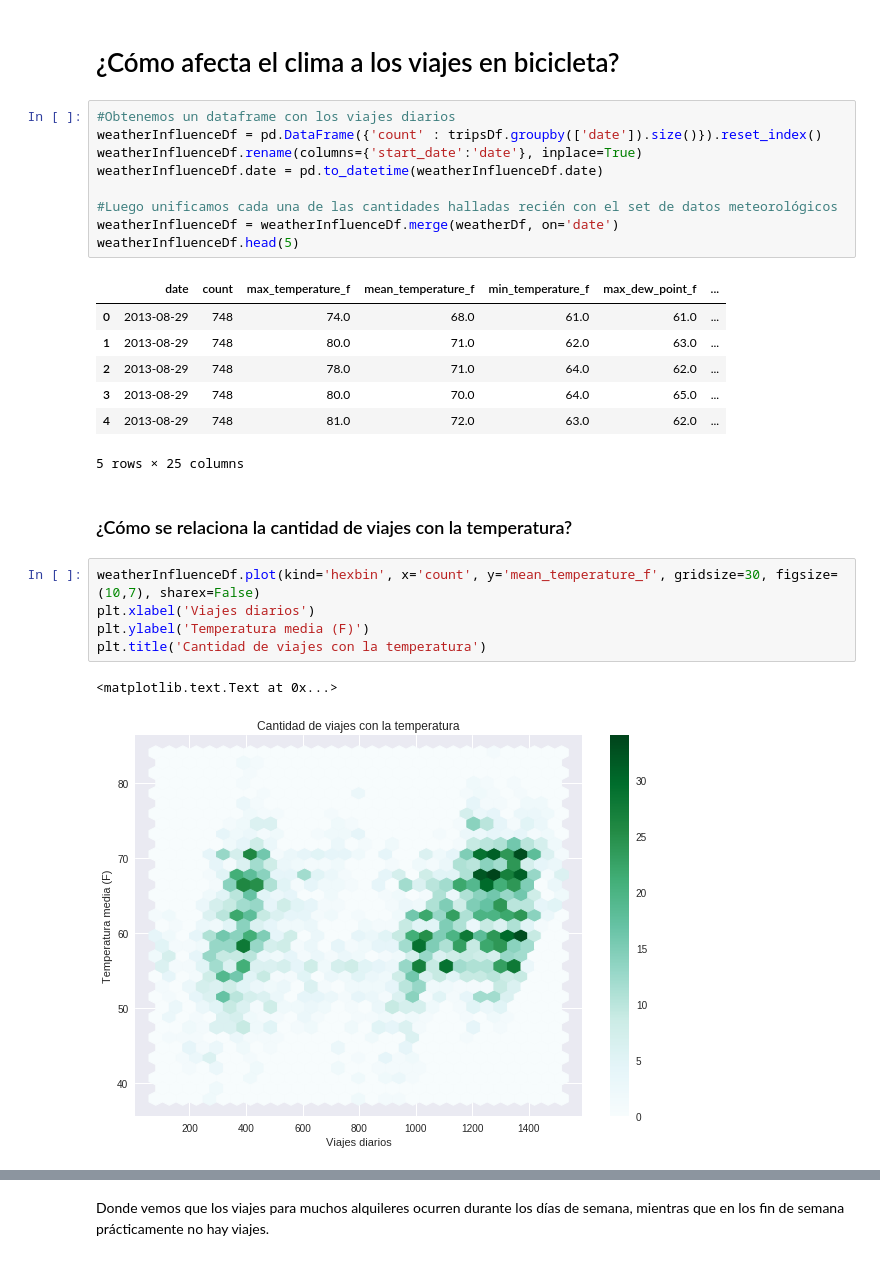
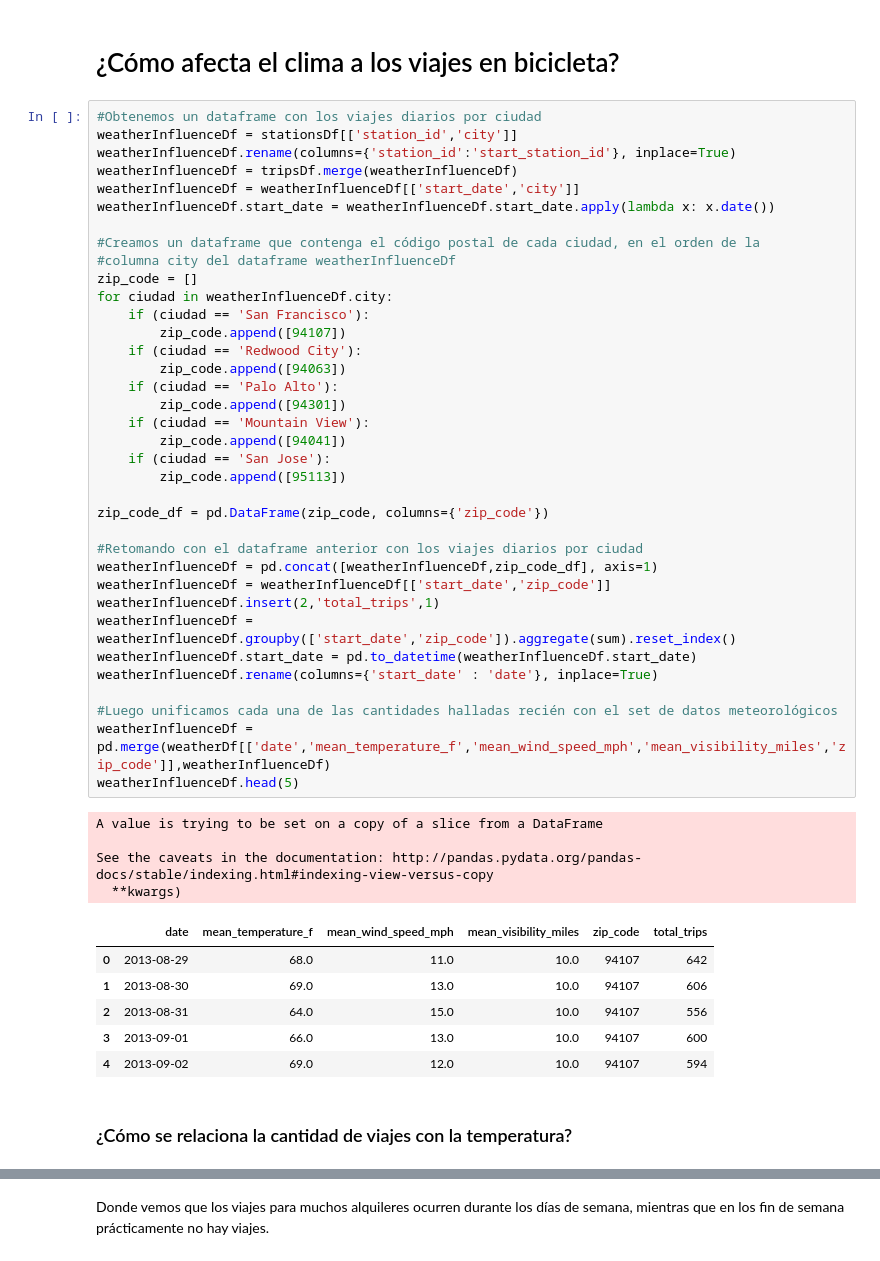
Before and after one commit to mreverter/datos-tp, a Jupyter notebook: TP1-Analisis Exploratorio.ipynb, the cells around one changed output, grey strips where cells are left out. Cells and saved outputs as stored; diff of their text form.

Commit message:
Analized weather by city

```diff
--- a/TP1-Analisis Exploratorio.ipynb
+++ b/TP1-Analisis Exploratorio.ipynb
@@ -97,30 +96,52 @@ dtype: object
 weatherDf.date = pd.to_datetime(weatherDf.date)
 # %% [markdown]
 # ¿Cómo afecta el clima a los viajes en bicicleta?
-# %%
-#Obtenemos un dataframe con los viajes diarios
-weatherInfluenceDf = pd.DataFrame({'count' : tripsDf.groupby(['date']).size()}).reset_index()
-weatherInfluenceDf.rename(columns={'start_date':'date'}, inplace=True)
-weatherInfluenceDf.date = pd.to_datetime(weatherInfluenceDf.date)
-
-#Luego unificamos cada una de las cantidades halladas recién con el set de datos meteorológicos
-weatherInfluenceDf = weatherInfluenceDf.merge(weatherDf, on='date')
-weatherInfluenceDf.head(5)
-# %% [output]
-|  | date | count | max_temperature_f | mean_temperature_f | min_temperature_f | max_dew_point_f | ... |
-| 0 | 2013-08-29 | 748 | 74.0 | 68.0 | 61.0 | 61.0 | ... |
-| 1 | 2013-08-29 | 748 | 80.0 | 71.0 | 62.0 | 63.0 | ... |
-| 2 | 2013-08-29 | 748 | 78.0 | 71.0 | 64.0 | 62.0 | ... |
-| 3 | 2013-08-29 | 748 | 80.0 | 70.0 | 64.0 | 65.0 | ... |
-| 4 | 2013-08-29 | 748 | 81.0 | 72.0 | 63.0 | 62.0 | ... |
-5 rows × 25 columns
+# %%
+#Obtenemos un dataframe con los viajes diarios por ciudad
+weatherInfluenceDf = stationsDf[['station_id','city']]
+weatherInfluenceDf.rename(columns={'station_id':'start_station_id'}, inplace=True)
+weatherInfluenceDf = tripsDf.merge(weatherInfluenceDf)
+weatherInfluenceDf = weatherInfluenceDf[['start_date','city']]
+weatherInfluenceDf.start_date = weatherInfluenceDf.start_date.apply(lambda x: x.date())
+
+#Creamos un dataframe que contenga el código postal de cada ciudad, en el orden de la
+#columna city del dataframe weatherInfluenceDf
+zip_code = []
+for ciudad in weatherInfluenceDf.city:
+    if (ciudad == 'San Francisco'):
+        zip_code.append([94107])
+    if (ciudad == 'Redwood City'):
+        zip_code.append([94063])
+    if (ciudad == 'Palo Alto'):
+        zip_code.append([94301])
+    if (ciudad == 'Mountain View'):
+        zip_code.append([94041])
+    if (ciudad == 'San Jose'):
+        zip_code.append([95113])
+
+zip_code_df = pd.DataFrame(zip_code, columns={'zip_code'})
+
+#Retomando con el dataframe anterior con los viajes diarios por ciudad
+weatherInfluenceDf = pd.concat([weatherInfluenceDf,zip_code_df], axis=1)
+weatherInfluenceDf = weatherInfluenceDf[['start_date','zip_code']]
+weatherInfluenceDf.insert(2,'total_trips',1)
+weatherInfluenceDf = weatherInfluenceDf.groupby(['start_date','zip_code']).aggregate(sum).reset_index()
+weatherInfluenceDf.start_date = pd.to_datetime(weatherInfluenceDf.start_date)
+weatherInfluenceDf.rename(columns={'start_date' : 'date'}, inplace=True)
+
+#Luego unificamos cada una de las cantidades halladas recién con el set de datos meteorológicos
+weatherInfluenceDf = pd.merge(weatherDf[['date','mean_temperature_f','mean_wind_speed_mph','mean_visibility_miles','zip_code']],weatherInfluenceDf)
+weatherInfluenceDf.head(5)
+# %% [output]
+A value is trying to be set on a copy of a slice from a DataFrame
+
+See the caveats in the documentation: http://pandas.pydata.org/pandas-docs/stable/indexing.html#indexing-view-versus-copy
+  **kwargs)
+|  | date | mean_temperature_f | mean_wind_speed_mph | mean_visibility_miles | zip_code | total_trips |
+| 0 | 2013-08-29 | 68.0 | 11.0 | 10.0 | 94107 | 642 |
+| 1 | 2013-08-30 | 69.0 | 13.0 | 10.0 | 94107 | 606 |
+| 2 | 2013-08-31 | 64.0 | 15.0 | 10.0 | 94107 | 556 |
+| 3 | 2013-09-01 | 66.0 | 13.0 | 10.0 | 94107 | 600 |
+| 4 | 2013-09-02 | 69.0 | 12.0 | 10.0 | 94107 | 594 |
 # %% [markdown]
 ### ¿Cómo se relaciona la cantidad de viajes con la temperatura?
-# %%
-weatherInfluenceDf.plot(kind='hexbin', x='count', y='mean_temperature_f', gridsize=30, figsize=(10,7), sharex=False)
-plt.xlabel('Viajes diarios')
-plt.ylabel('Temperatura media (F)')
-plt.title('Cantidad de viajes con la temperatura')
-# %% [output]
-<matplotlib.text.Text at 0x...>
-[figure, removed]
```
Also changed, not shown: parts of 31 cells of this notebook.
